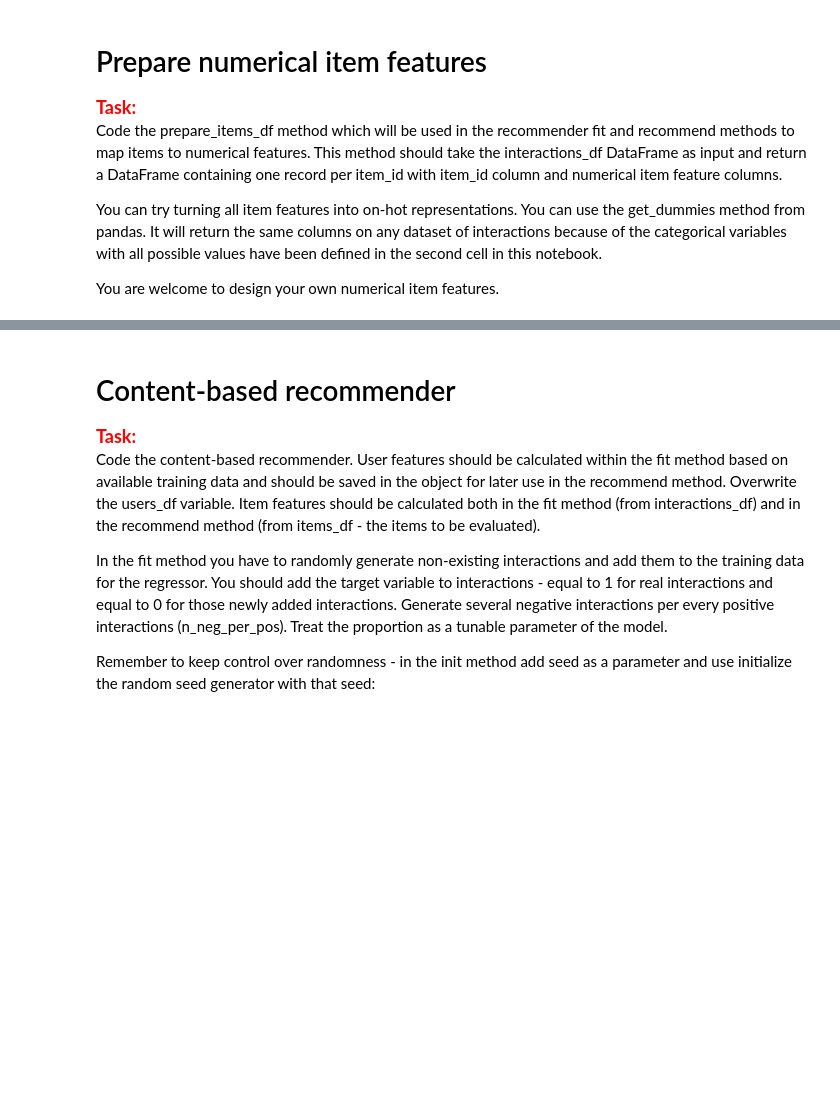
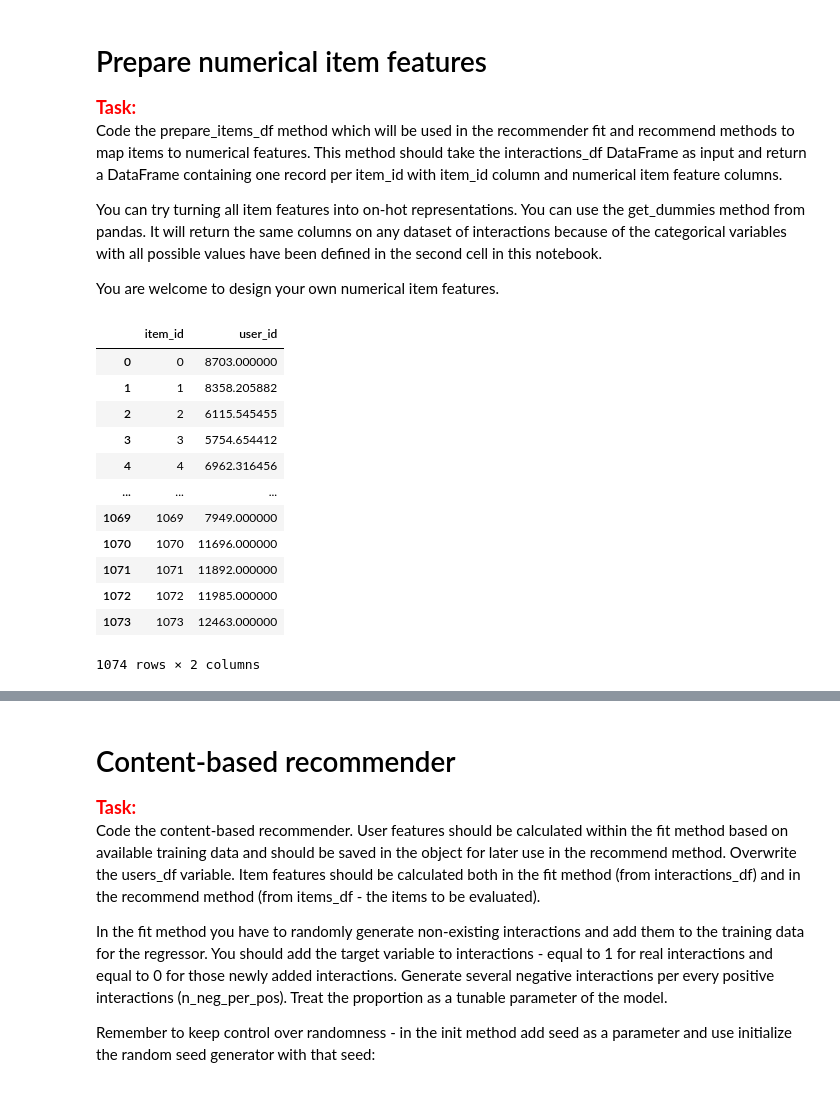
Before and after one commit to MichalMaciaszek/Hotel_recommender_project, a Jupyter notebook: project_1_recommender_and_evaluation.ipynb, the cells around one changed output, grey strips where cells are left out. Cells and saved outputs as stored; diff of their text form; code cells hidden in the pictures; blank space fills up the shorter version.

```diff
--- a/project_1_recommender_and_evaluation.ipynb
+++ b/project_1_recommender_and_evaluation.ipynb
@@ -127,6 +135,22 @@ Code the prepare_items_df method which will be used in the recommender fit and r
 You can try turning all item features into on-hot representations. You can use the get_dummies method from pandas. It will return the same columns on any dataset of interactions because of the categorical variables with all possible values have been defined in the second cell in this notebook.
 
 You are welcome to design your own numerical item features.
+# %%
+interactions_df.groupby('item_id').mean().reset_index()
+# %% [output]
+|  | item_id | user_id |
+| 0 | 0 | 8703.000000 |
+| 1 | 1 | 8358.205882 |
+| 2 | 2 | 6115.545455 |
+| 3 | 3 | 5754.654412 |
+| 4 | 4 | 6962.316456 |
+| ... | ... | ... |
+| 1069 | 1069 | 7949.000000 |
+| 1070 | 1070 | 11696.000000 |
+| 1071 | 1071 | 11892.000000 |
+| 1072 | 1072 | 11985.000000 |
+| 1073 | 1073 | 12463.000000 |
+1074 rows × 2 columns
 # %%
 def prepare_items_df(interactions_df):
 
```
Also changed, not shown: parts of 20 cells of this notebook.
